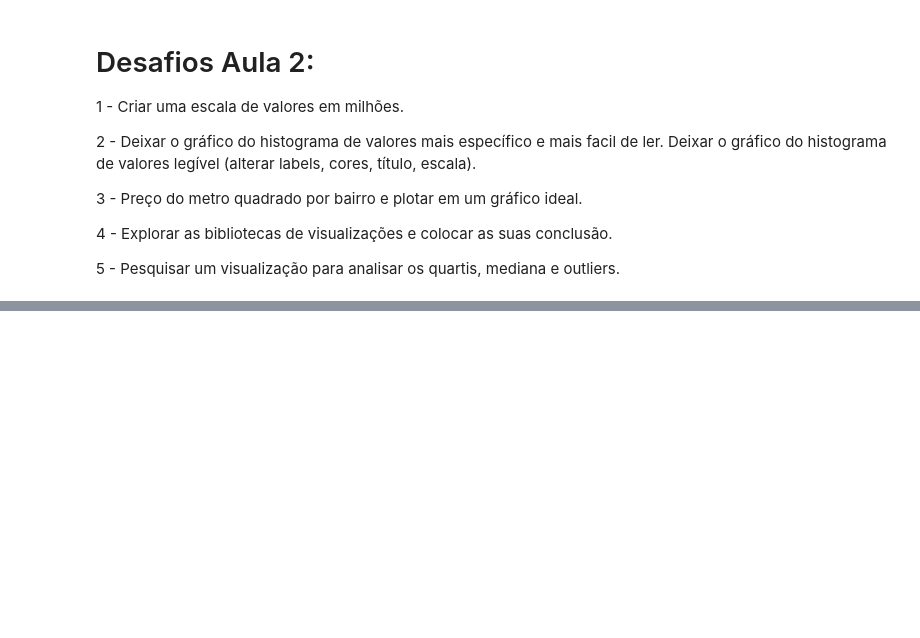
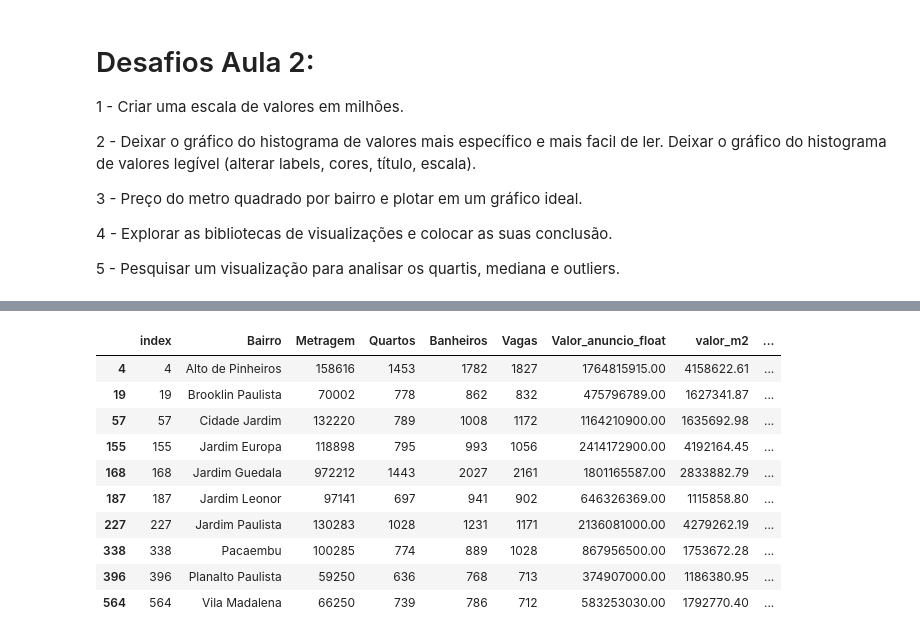
Before and after one commit to MarinaRuanna/imersa-dados-alura, a Jupyter notebook: ImersaoDeDadosAlura_PesquisaDeImoveisSP.ipynb, the cells around one changed output, grey strips where cells are left out. Cells and saved outputs as stored; diff of their text form; code cells hidden in the pictures; blank space fills up the shorter version.

```diff
--- a/ImersaoDeDadosAlura_PesquisaDeImoveisSP.ipynb
+++ b/ImersaoDeDadosAlura_PesquisaDeImoveisSP.ipynb
@@ -486,0 +605,14 @@ plt.show()
+# %%
+dados_bairro.query("Bairro in @top_bairros")
+# %% [output]
+|  | index | Bairro | Metragem | Quartos | Banheiros | Vagas | Valor_anuncio_float | valor_m2 | ... |
+| 4 | 4 | Alto de Pinheiros | 158616 | 1453 | 1782 | 1827 | 1764815915.00 | 4158622.61 | ... |
+| 19 | 19 | Brooklin Paulista | 70002 | 778 | 862 | 832 | 475796789.00 | 1627341.87 | ... |
+| 57 | 57 | Cidade Jardim | 132220 | 789 | 1008 | 1172 | 1164210900.00 | 1635692.98 | ... |
+| 155 | 155 | Jardim Europa | 118898 | 795 | 993 | 1056 | 2414172900.00 | 4192164.45 | ... |
+| 168 | 168 | Jardim Guedala | 972212 | 1443 | 2027 | 2161 | 1801165587.00 | 2833882.79 | ... |
+| 187 | 187 | Jardim Leonor | 97141 | 697 | 941 | 902 | 646326369.00 | 1115858.80 | ... |
+| 227 | 227 | Jardim Paulista | 130283 | 1028 | 1231 | 1171 | 2136081000.00 | 4279262.19 | ... |
+| 338 | 338 | Pacaembu | 100285 | 774 | 889 | 1028 | 867956500.00 | 1753672.28 | ... |
+| 396 | 396 | Planalto Paulista | 59250 | 636 | 768 | 713 | 374907000.00 | 1186380.95 | ... |
+| 564 | 564 | Vila Madalena | 66250 | 739 | 786 | 712 | 583253030.00 | 1792770.40 | ... |
```
Also changed, not shown: parts of 18 cells of this notebook.
